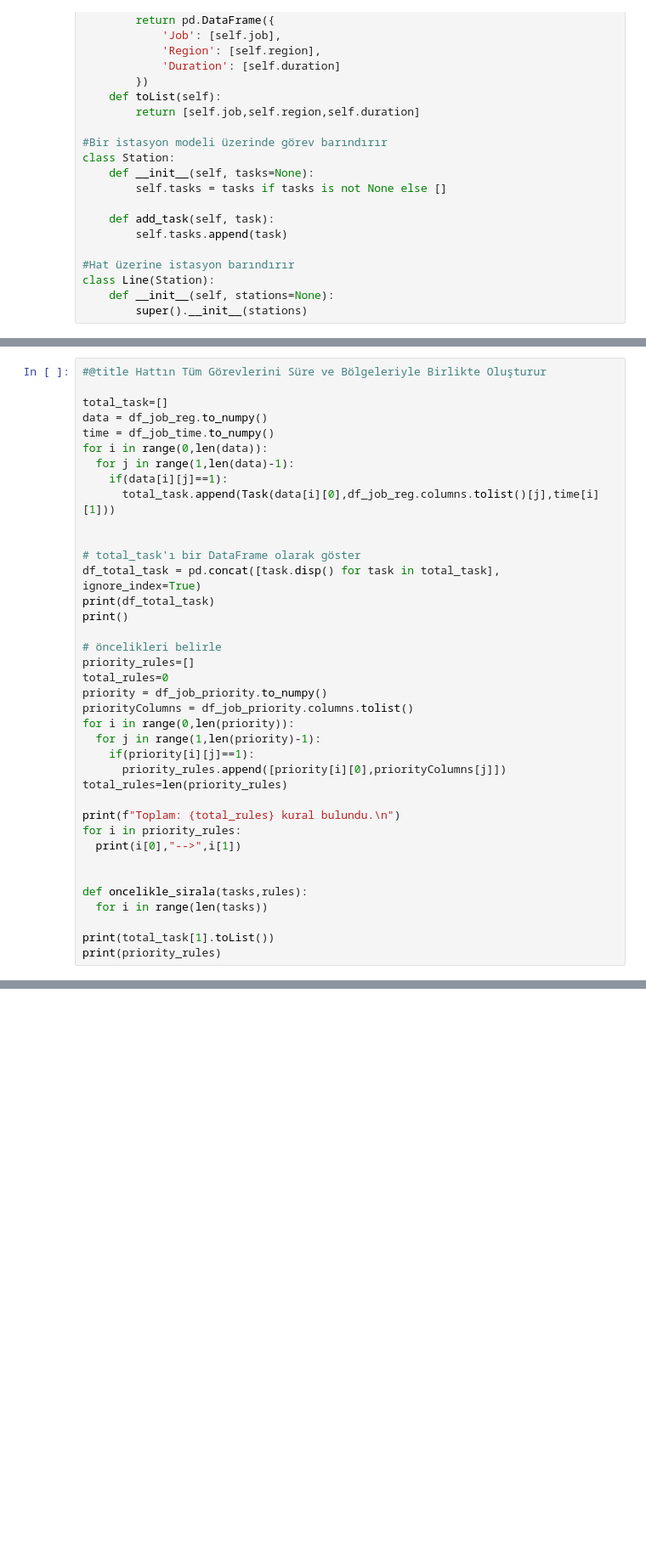
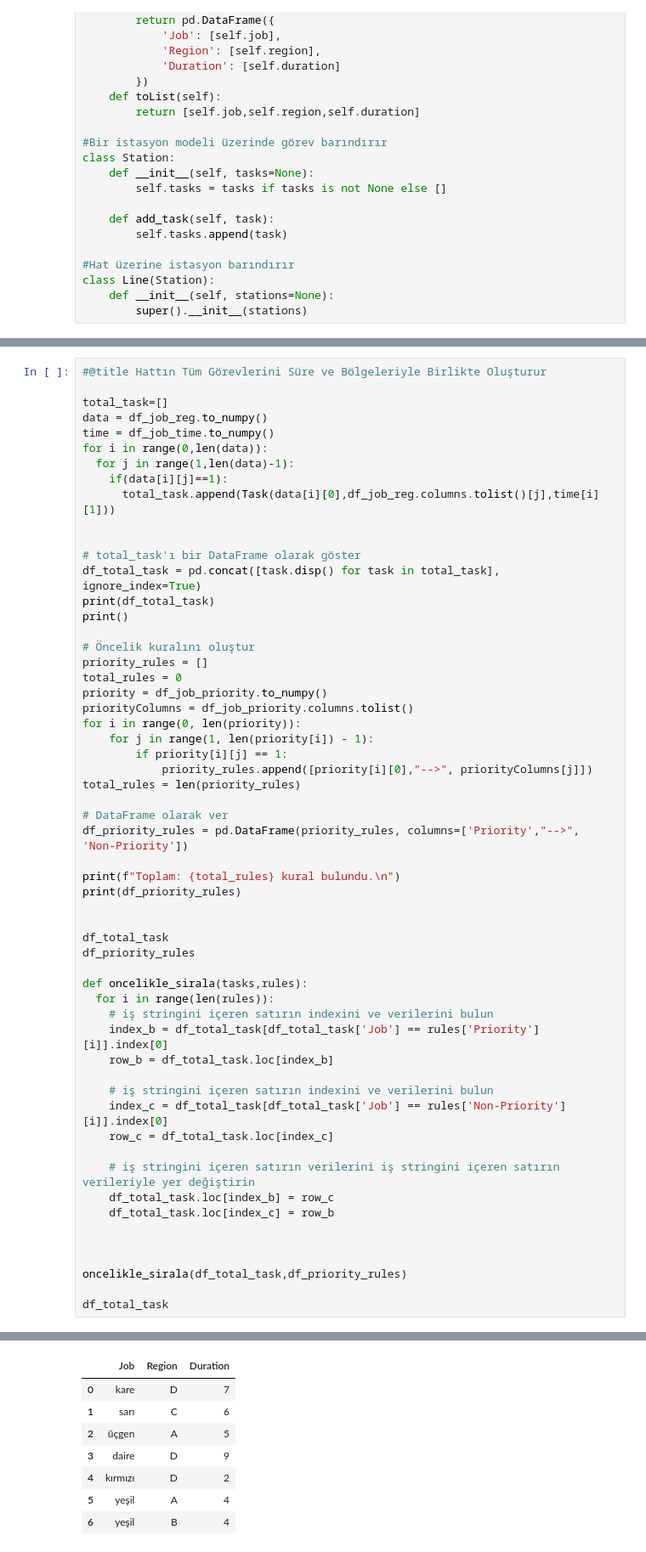
Before and after one commit to kurpeeren/genetic-algorithm-operation, a Jupyter notebook: genetik_arama_eren.ipynb, the cells around one changed output, grey strips where cells are left out. Shown at 85% size. Cells and saved outputs as stored; diff of their text form; blank space fills up the shorter version.

```diff
--- a/genetik_arama_eren.ipynb
+++ b/genetik_arama_eren.ipynb
@@ -255,25 +281,44 @@ df_total_task = pd.concat([task.disp() for task in total_task], ignore_index=Tru
 print(df_total_task)
 print()
 
-# öncelikleri belirle
-priority_rules=[]
-total_rules=0
+# Öncelik kuralını oluştur
+priority_rules = []
+total_rules = 0
 priority = df_job_priority.to_numpy()
 priorityColumns = df_job_priority.columns.tolist()
-for i in range(0,len(priority)):
-  for j in range(1,len(priority)-1):
-    if(priority[i][j]==1):
-      priority_rules.append([priority[i][0],priorityColumns[j]])
-total_rules=len(priority_rules)
+for i in range(0, len(priority)):
+    for j in range(1, len(priority[i]) - 1):
+        if priority[i][j] == 1:
+            priority_rules.append([priority[i][0],"-->", priorityColumns[j]])
+total_rules = len(priority_rules)
+
+# DataFrame olarak ver
+df_priority_rules = pd.DataFrame(priority_rules, columns=['Priority',"-->", 'Non-Priority'])
 
 print(f"Toplam: {total_rules} kural bulundu.\n")
-for i in priority_rules:
-  print(i[0],"-->",i[1])
+print(df_priority_rules)
 
 
+df_total_task
+df_priority_rules
+
 def oncelikle_sirala(tasks,rules):
-  for i in range(len(tasks))
+  for i in range(len(rules)):
+    # iş stringini içeren satırın indexini ve verilerini bulun
+    index_b = df_total_task[df_total_task['Job'] == rules['Priority'][i]].index[0]
+    row_b = df_total_task.loc[index_b]
 
-print(total_task[1].toList())
-print(priority_rules)
+    # iş stringini içeren satırın indexini ve verilerini bulun
+    index_c = df_total_task[df_total_task['Job'] == rules['Non-Priority'][i]].index[0]
+    row_c = df_total_task.loc[index_c]
+
+    # iş stringini içeren satırın verilerini iş stringini içeren satırın verileriyle yer değiştirin
+    df_total_task.loc[index_b] = row_c
+    df_total_task.loc[index_c] = row_b
+
+
+
+oncelikle_sirala(df_total_task,df_priority_rules)
+
+df_total_task
 # %% [output]
@@ -280,0 +340,8 @@ SyntaxError: expected ':' (<ipython-input-4-30edfa85a1a1>, line 34)
+|  | Job | Region | Duration |
+| 0 | kare | D | 7 |
+| 1 | sarı | C | 6 |
+| 2 | üçgen | A | 5 |
+| 3 | daire | D | 9 |
+| 4 | kırmızı | D | 2 |
+| 5 | yeşil | A | 4 |
+| 6 | yeşil | B | 4 |
```
Also changed, not shown: parts of 4 cells of this notebook.
